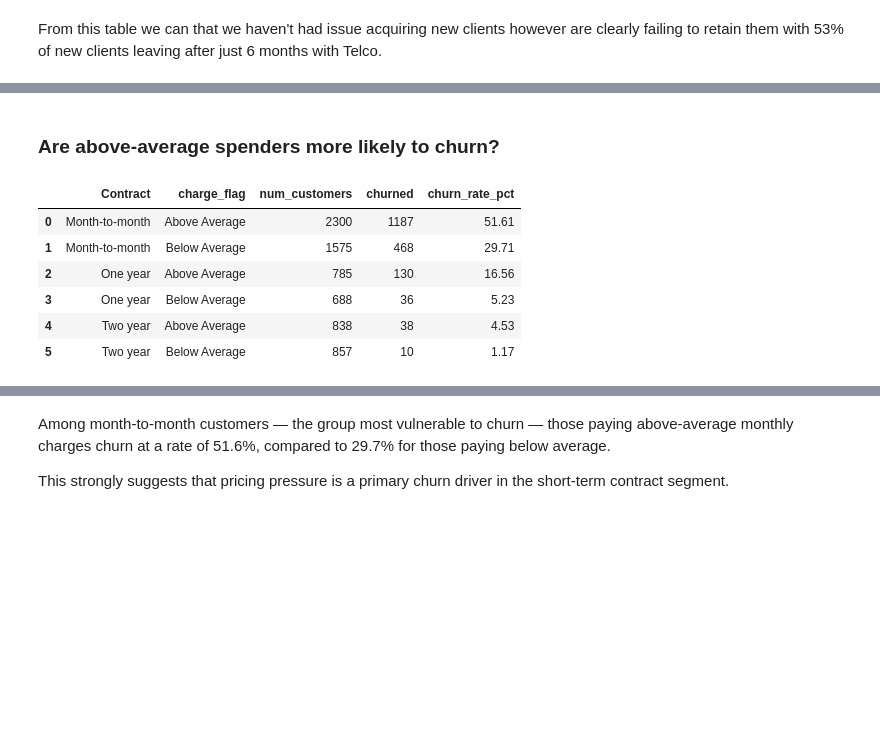
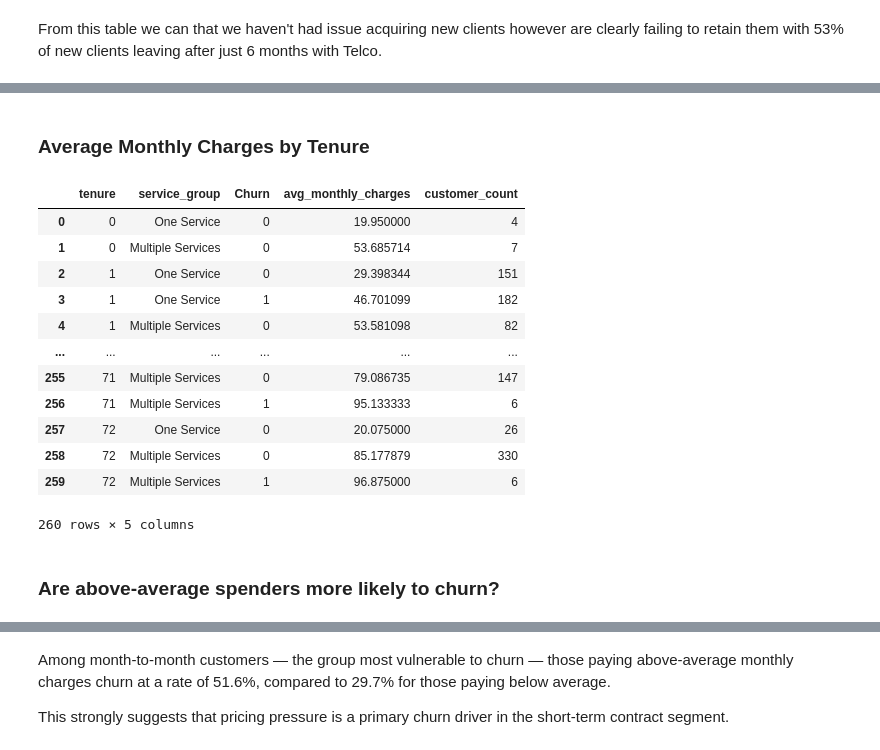
Before and after one commit to N-Dlamini/customer-churn-prediction, a Jupyter notebook: notebooks/05_SQL.ipynb, the cells around one changed output, grey strips where cells are left out. Drawn from its saved outputs; the diff is of its cells as text; code cells hidden in the pictures; blank space fills up the shorter version.

```diff
--- a/notebooks/05_SQL.ipynb
+++ b/notebooks/05_SQL.ipynb
@@ -117,3 +152,40 @@ From this table we can that we haven't had issue acquiring new clients however a
+# %% [markdown]
+### Average Monthly Charges by Tenure
+# %%
+df_avg_charges = pd.read_sql_query("""SELECT
+    tenure,
+    CASE
+        WHEN NumServices = 1 THEN 'One Service'
+        ELSE 'Multiple Services'
+    END AS service_group,
+    Churn,
+    AVG(MonthlyCharges) AS avg_monthly_charges,
+    COUNT(*) AS customer_count
+FROM customer_churn
+GROUP BY
+    tenure,
+    service_group,
+    Churn
+ORDER BY tenure ASC, service_group DESC, Churn ASC
+""", conn)
+
+df_avg_charges.to_csv("../data/SQL_queries/avg_charges_by_tenure.csv", index=False)
+# %%
+df_avg_charges
+# %% [output]
+|  | tenure | service_group | Churn | avg_monthly_charges | customer_count |
+| 0 | 0 | One Service | 0 | 19.950000 | 4 |
+| 1 | 0 | Multiple Services | 0 | 53.685714 | 7 |
+| 2 | 1 | One Service | 0 | 29.398344 | 151 |
+| 3 | 1 | One Service | 1 | 46.701099 | 182 |
+| 4 | 1 | Multiple Services | 0 | 53.581098 | 82 |
+| ... | ... | ... | ... | ... | ... |
+| 255 | 71 | Multiple Services | 0 | 79.086735 | 147 |
+| 256 | 71 | Multiple Services | 1 | 95.133333 | 6 |
+| 257 | 72 | One Service | 0 | 20.075000 | 26 |
+| 258 | 72 | Multiple Services | 0 | 85.177879 | 330 |
+| 259 | 72 | Multiple Services | 1 | 96.875000 | 6 |
+260 rows × 5 columns
 # %% [markdown]
 ### Are above-average spenders more likely to churn?
 # %%
@@ -122,7 +194,7 @@ import sqlite3
 
 conn = sqlite3.connect("../data/cleaned/customer_churn.db")
 
-pd.read_sql_query("""WITH charges AS (
+df_summary = pd.read_sql_query("""WITH charges AS (
     SELECT
         CASE
             WHEN "Contract_One year" = 1 THEN 'One year'
@@ -153,11 +225,4 @@ ORDER BY contract_type, charge_flag;
 
 """,conn
 )
+df_summary.to_csv("../data/SQL_queries/churn_pricing_summary.csv", index=False)
-# %% [output]
-|  | Contract | charge_flag | num_customers | churned | churn_rate_pct |
-| 0 | Month-to-month | Above Average | 2300 | 1187 | 51.61 |
-| 1 | Month-to-month | Below Average | 1575 | 468 | 29.71 |
-| 2 | One year | Above Average | 785 | 130 | 16.56 |
-| 3 | One year | Below Average | 688 | 36 | 5.23 |
-| 4 | Two year | Above Average | 838 | 38 | 4.53 |
-| 5 | Two year | Below Average | 857 | 10 | 1.17 |
```
Also changed, not shown: parts of 10 cells of this notebook, 7 other files.
